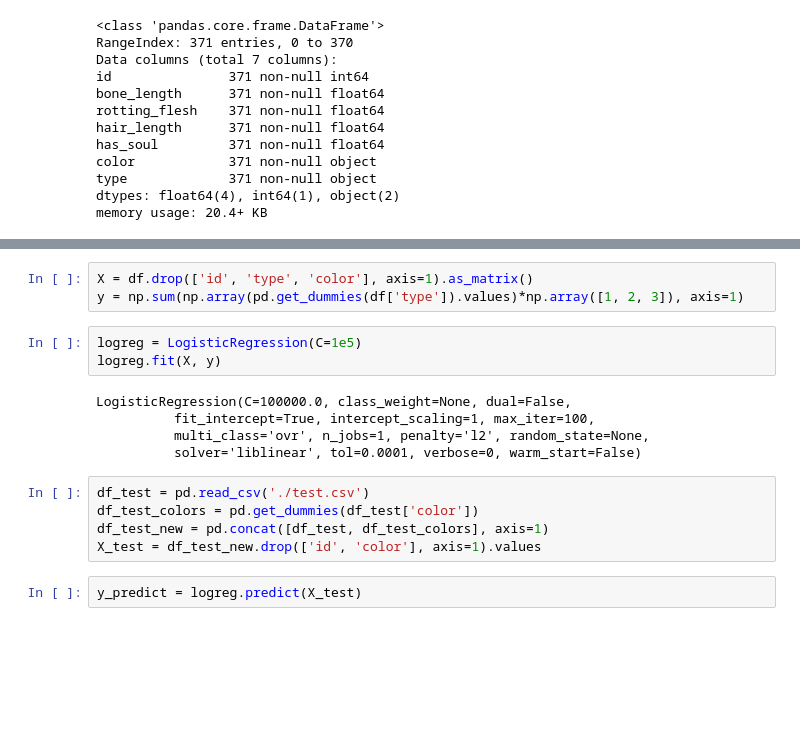
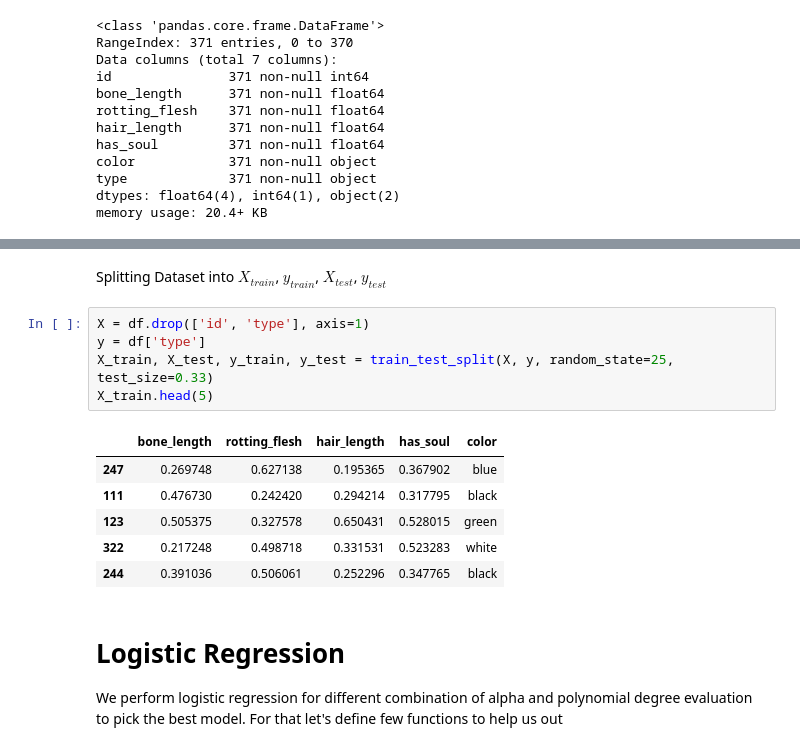
Before and after one commit to Alexis94/kaggle_competitions, a Jupyter notebook: Ghouls, Goblins, and Ghosts/Ghost, Goblins & Ghouls.ipynb, the cells around one changed output, grey strips where cells are left out. Saved outputs shown, nothing was run; the diff lists cells and outputs as text; blank space fills up the shorter version.

```diff
--- a/Ghouls, Goblins, and Ghosts/Ghost, Goblins & Ghouls.ipynb
+++ b/Ghouls, Goblins, and Ghosts/Ghost, Goblins & Ghouls.ipynb
@@ -70,18 +46,17 @@ df.head(10)
-# %%
-X = df.drop(['id', 'type', 'color'], axis=1).as_matrix()
-y = np.sum(np.array(pd.get_dummies(df['type']).values)*np.array([1, 2, 3]), axis=1)
-# %%
-logreg = LogisticRegression(C=1e5)
-logreg.fit(X, y)
-# %% [output]
-LogisticRegression(C=100000.0, class_weight=None, dual=False,
-          fit_intercept=True, intercept_scaling=1, max_iter=100,
-          multi_class='ovr', n_jobs=1, penalty='l2', random_state=None,
-          solver='liblinear', tol=0.0001, verbose=0, warm_start=False)
-# %%
-df_test = pd.read_csv('./test.csv')
-df_test_colors = pd.get_dummies(df_test['color'])
-df_test_new = pd.concat([df_test, df_test_colors], axis=1)
-X_test = df_test_new.drop(['id', 'color'], axis=1).values
-# %%
-y_predict = logreg.predict(X_test)
+# %% [markdown]
+Splitting Dataset into $X_{train}$, $y_{train}$, $X_{test}$, $y_{test}$
+# %%
+X = df.drop(['id', 'type'], axis=1)
+y = df['type']
+X_train, X_test, y_train, y_test = train_test_split(X, y, random_state=25, test_size=0.33)
+X_train.head(5)
+# %% [output]
+|  | bone_length | rotting_flesh | hair_length | has_soul | color |
+| 247 | 0.269748 | 0.627138 | 0.195365 | 0.367902 | blue |
+| 111 | 0.476730 | 0.242420 | 0.294214 | 0.317795 | black |
+| 123 | 0.505375 | 0.327578 | 0.650431 | 0.528015 | green |
+| 322 | 0.217248 | 0.498718 | 0.331531 | 0.523283 | white |
+| 244 | 0.391036 | 0.506061 | 0.252296 | 0.347765 | black |
+# %% [markdown]
+# Logistic Regression
+We perform logistic regression for different combination of alpha and polynomial degree evaluation to pick the best model. For that let's define few functions to help us out
```
Also changed, not shown: parts of 31 cells of this notebook, 3 other files.
